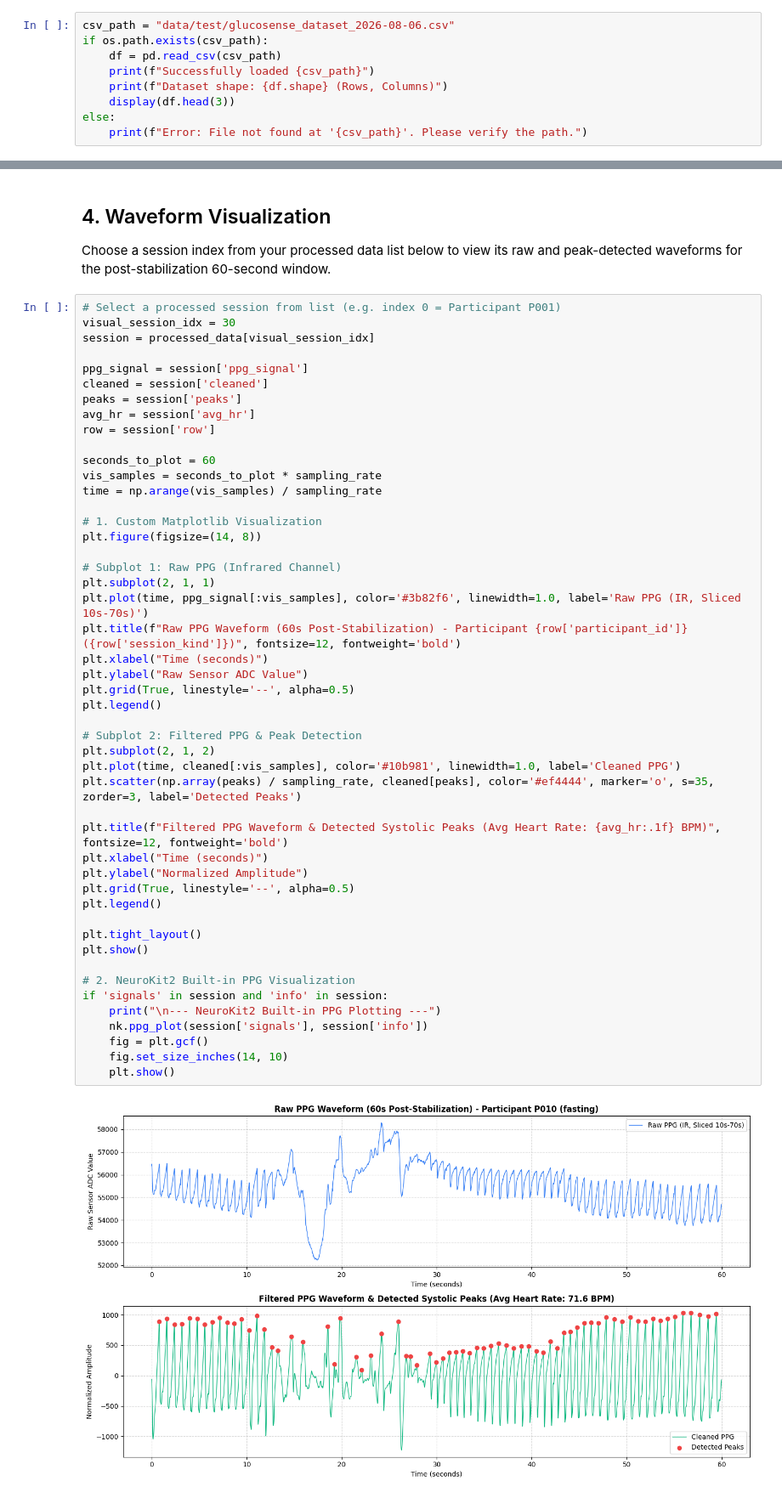
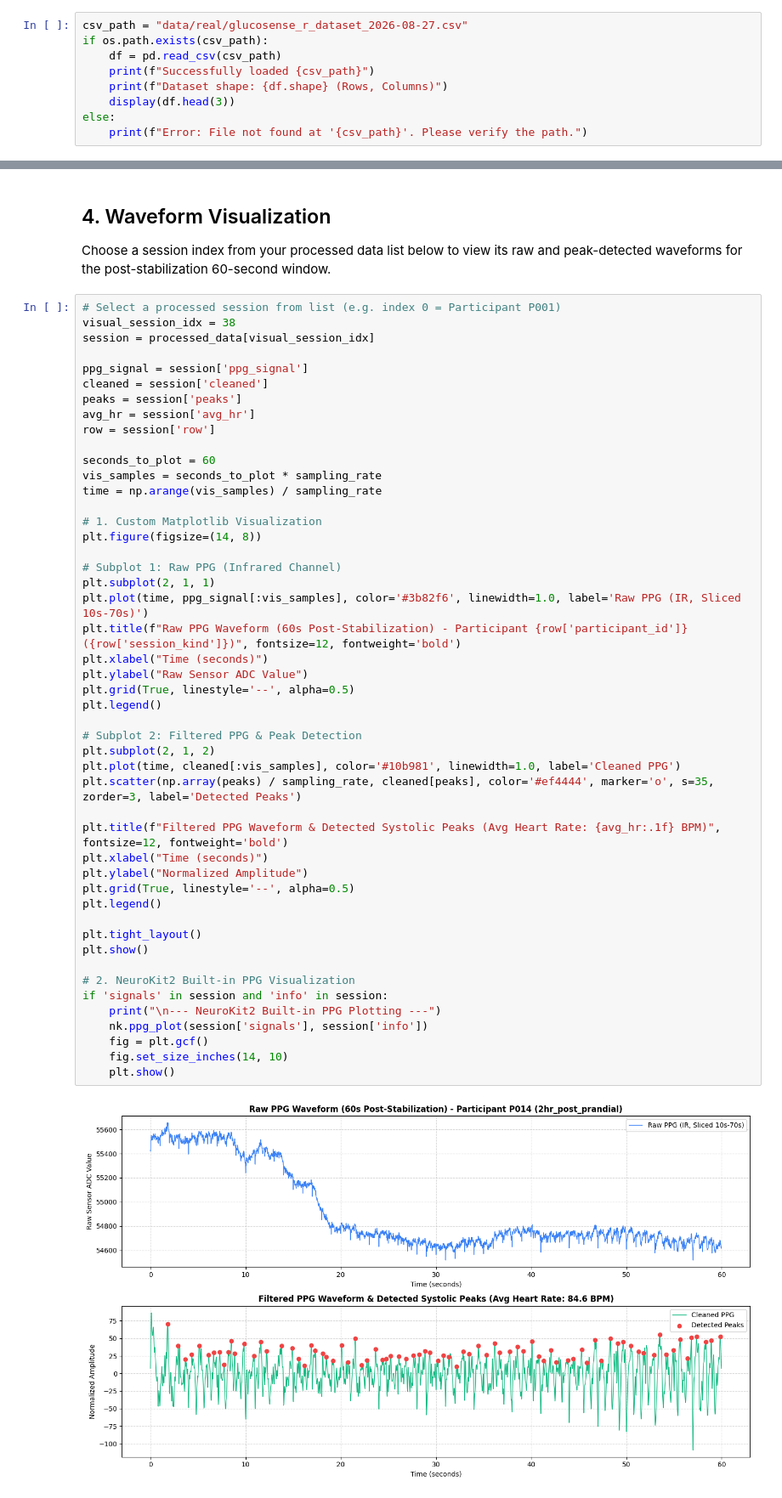
Before and after one commit to BOVAGE/glucosense, a Jupyter notebook: pilot_data_test.ipynb, the cells around one changed output, grey strips where cells are left out. Shown at 85% size. Cells and saved outputs as stored; diff of their text form.

Commit message:
paper replication - analysis on real dataset

```diff
--- a/pilot_data_test.ipynb
+++ b/pilot_data_test.ipynb
@@ -14,7 +14,7 @@ Libraries successfully imported!
 # %% [markdown]
 ## 1. Load the Pilot Dataset
 # %%
-csv_path = "data/test/glucosense_dataset_2026-08-06.csv"
+csv_path = "data/real/glucosense_r_dataset_2026-08-27.csv"
 if os.path.exists(csv_path):
     df = pd.read_csv(csv_path)
     print(f"Successfully loaded {csv_path}")
@@ -189,7 +189,7 @@ else:
 Choose a session index from your processed data list below to view its raw and peak-detected waveforms for the post-stabilization 60-second window.
 # %%
 # Select a processed session from list (e.g. index 0 = Participant P001)
-visual_session_idx = 30
+visual_session_idx = 38
 session = processed_data[visual_session_idx]
 
 ppg_signal = session['ppg_signal']
@@ -209,32 +209,32 @@ plt.figure(figsize=(14, 8))
 plt.subplot(2, 1, 1)
 plt.plot(time, ppg_signal[:vis_samples], color='#3b82f6', linewidth=1.0, label='Raw PPG (IR, Sliced 10s-70s)')
 plt.title(f"Raw PPG Waveform (60s Post-Stabilization) - Participant {row['participant_id']} ({row['session_kind']})", fontsize=12, fontweight='bold')
 plt.xlabel("Time (seconds)")
 plt.ylabel("Raw Sensor ADC Value")
 plt.grid(True, linestyle='--', alpha=0.5)
 plt.legend()
 
 # Subplot 2: Filtered PPG & Peak Detection
 plt.subplot(2, 1, 2)
 plt.plot(time, cleaned[:vis_samples], color='#10b981', linewidth=1.0, label='Cleaned PPG')
 plt.scatter(np.array(peaks) / sampling_rate, cleaned[peaks], color='#ef4444', marker='o', s=35, zorder=3, label='Detected Peaks')
 
 plt.title(f"Filtered PPG Waveform & Detected Systolic Peaks (Avg Heart Rate: {avg_hr:.1f} BPM)", fontsize=12, fontweight='bold')
 plt.xlabel("Time (seconds)")
 plt.ylabel("Normalized Amplitude")
 plt.grid(True, linestyle='--', alpha=0.5)
 plt.legend()
 
 plt.tight_layout()
 plt.show()
 
 # 2. NeuroKit2 Built-in PPG Visualization
 if 'signals' in session and 'info' in session:
     print("\n--- NeuroKit2 Built-in PPG Plotting ---")
     nk.ppg_plot(session['signals'], session['info'])
     fig = plt.gcf()
     fig.set_size_inches(14, 10)
     plt.show()
 # %% [output]
-[figure, old version]
+[figure, new version]
 --- NeuroKit2 Built-in PPG Plotting ---
```
Also changed, not shown: parts of 5 cells of this notebook, 11 other files.
